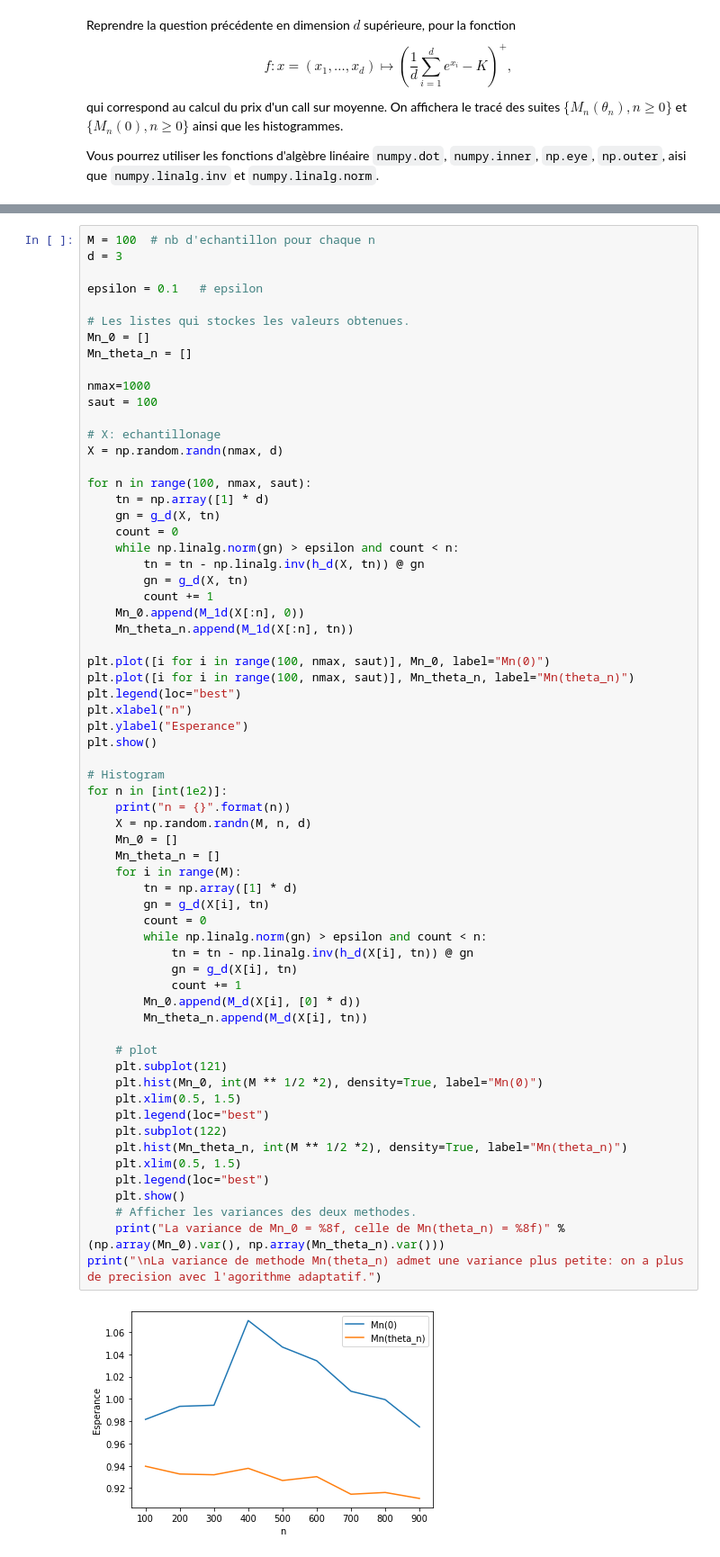
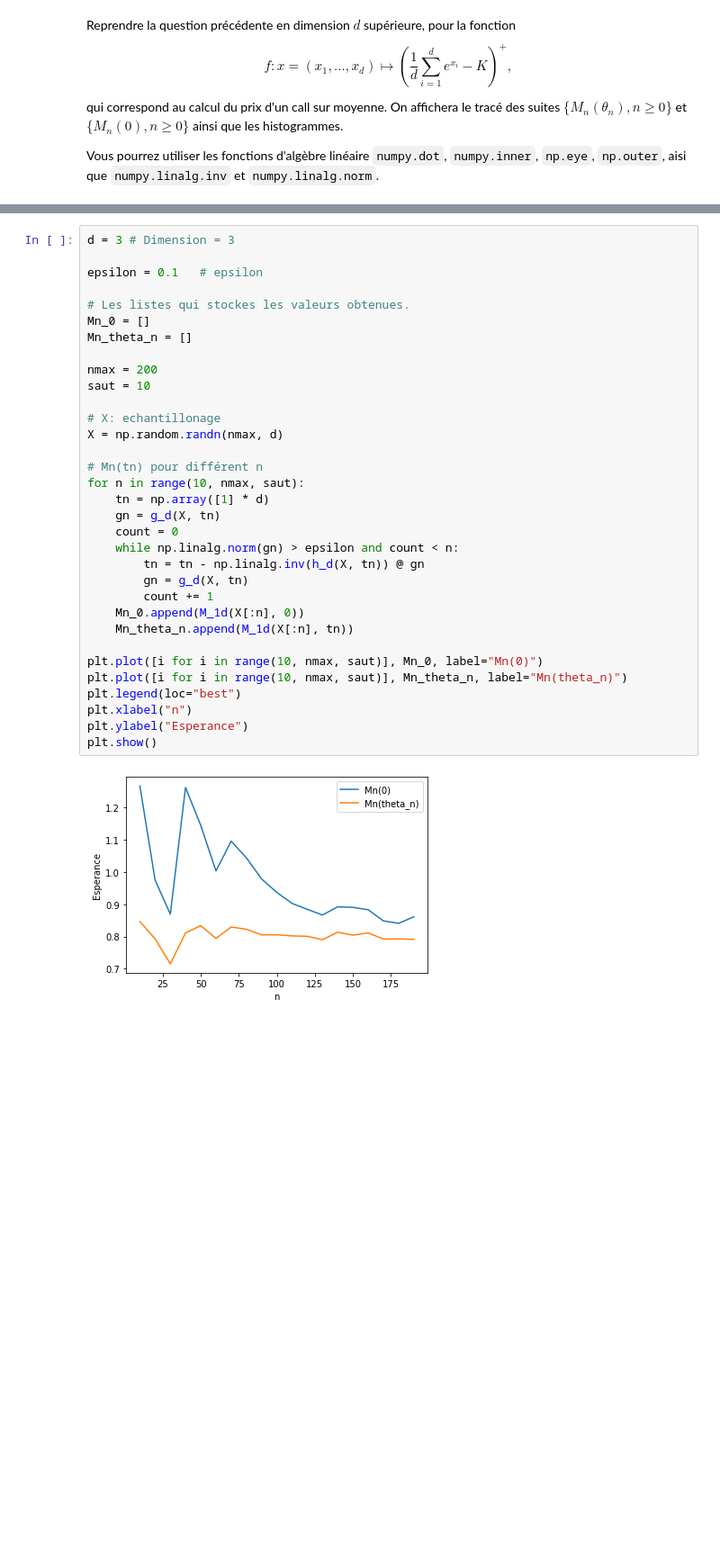
Before and after one commit to pinnertw/Modal, a Jupyter notebook: Modal_SNA_MAP473D_2019-20_TP3.ipynb, the cells around one changed output, grey strips where cells are left out. Shown: that part at 90% size. Saved outputs shown, nothing was run; the diff lists cells and outputs as text; blank space fills up the shorter version.

```diff
--- a/Modal_SNA_MAP473D_2019-20_TP3.ipynb
+++ b/Modal_SNA_MAP473D_2019-20_TP3.ipynb
@@ -717,68 +993,37 @@ def h_d(X, theta):
 def M_d(X, theta):
     return (f_d(X + theta, K) * np.exp(-np.inner(theta, X) - np.inner(theta, theta) / 2)).mean()
 # %%
-M = 100  # nb d'echantillon pour chaque n
-d = 3
+d = 3 # Dimension = 3
 
 epsilon = 0.1   # epsilon
 
 # Les listes qui stockes les valeurs obtenues.
 Mn_0 = []
 Mn_theta_n = []
 
-nmax=1000
-saut = 100
+nmax = 200
+saut = 10
 
 # X: echantillonage
 X = np.random.randn(nmax, d)
 
-for n in range(100, nmax, saut):
+# Mn(tn) pour différent n
+for n in range(10, nmax, saut):
     tn = np.array([1] * d)
     gn = g_d(X, tn)
     count = 0
     while np.linalg.norm(gn) > epsilon and count < n:
         tn = tn - np.linalg.inv(h_d(X, tn)) @ gn
         gn = g_d(X, tn)
         count += 1
     Mn_0.append(M_1d(X[:n], 0))
     Mn_theta_n.append(M_1d(X[:n], tn))
 
-plt.plot([i for i in range(100, nmax, saut)], Mn_0, label="Mn(0)")
-plt.plot([i for i in range(100, nmax, saut)], Mn_theta_n, label="Mn(theta_n)")
+plt.plot([i for i in range(10, nmax, saut)], Mn_0, label="Mn(0)")
+plt.plot([i for i in range(10, nmax, saut)], Mn_theta_n, label="Mn(theta_n)")
 plt.legend(loc="best")
 plt.xlabel("n")
 plt.ylabel("Esperance")
 plt.show()
-
-# Histogram
-for n in [int(1e2)]:
-    print("n = {}".format(n))
-    X = np.random.randn(M, n, d)
-    Mn_0 = []
-    Mn_theta_n = []
-    for i in range(M):
-        tn = np.array([1] * d)
-        gn = g_d(X[i], tn)
-        count = 0
-        while np.linalg.norm(gn) > epsilon and count < n:
-            tn = tn - np.linalg.inv(h_d(X[i], tn)) @ gn
-            gn = g_d(X[i], tn)
-            count += 1
-        Mn_0.append(M_d(X[i], [0] * d))
-        Mn_theta_n.append(M_d(X[i], tn))
-
-    # plot
-    plt.subplot(121)
-    plt.hist(Mn_0, int(M ** 1/2 *2), density=True, label="Mn(0)")
-    plt.xlim(0.5, 1.5)
-    plt.legend(loc="best")
-    plt.subplot(122)
-    plt.hist(Mn_theta_n, int(M ** 1/2 *2), density=True, label="Mn(theta_n)")
-    plt.xlim(0.5, 1.5)
-    plt.legend(loc="best")
-    plt.show()
-    # Afficher les variances des deux methodes.
-    print("La variance de Mn_0 = %8f, celle de Mn(theta_n) = %8f)" %(np.array(Mn_0).var(), np.array(Mn_theta_n).var()))
-print("\nLa variance de methode Mn(theta_n) admet une variance plus petite: on a plus de precision avec l'agorithme adaptatif.")
 # %% [output]
-[figure, old version]
+[figure, new version]
```
Also changed, not shown: parts of 27 cells of this notebook, 1 other file.
